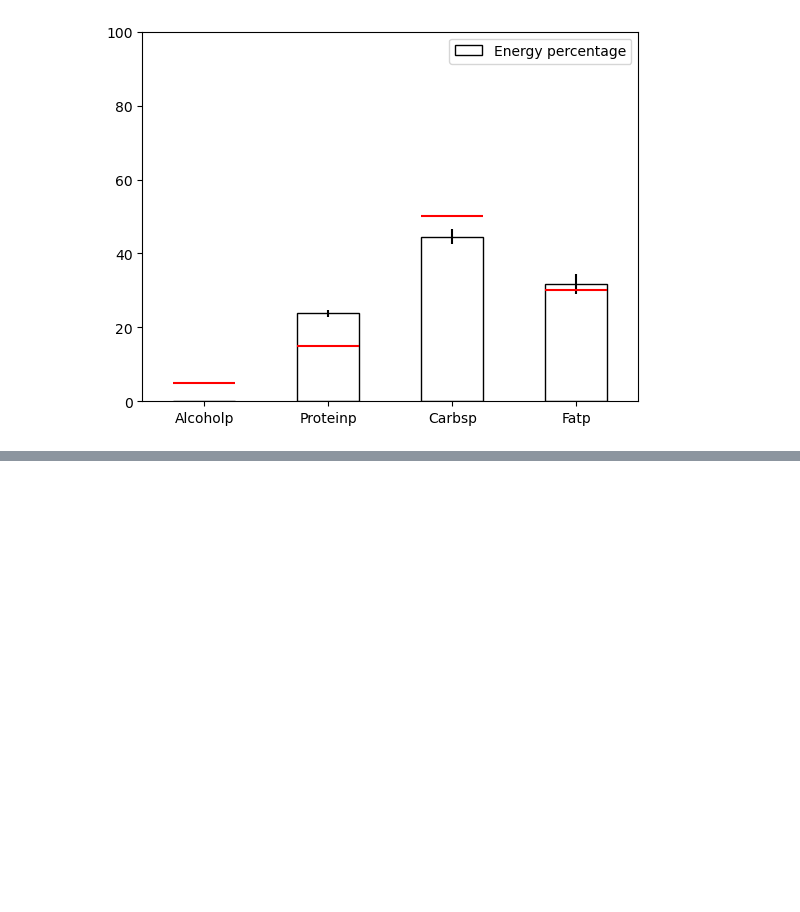
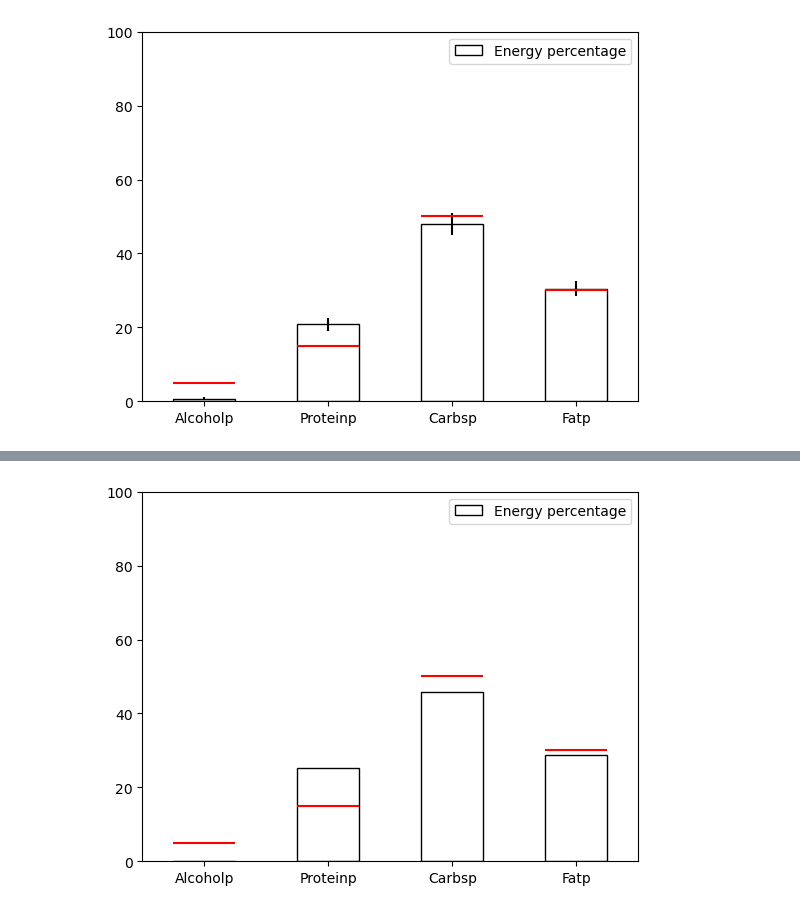
Before and after one commit to haskoe/uni, a Jupyter notebook: k1/opgave-01/uni-k1-opgave-01.ipynb, the cells around one changed output, grey strips where cells are left out. Drawn from its saved outputs; the diff is of its cells as text; code cells hidden in the pictures; blank space fills up the shorter version.

```diff
--- a/k1/opgave-01/uni-k1-opgave-01.ipynb
+++ b/k1/opgave-01/uni-k1-opgave-01.ipynb
@@ -1,13 +1,53 @@
 # %%
 import pandas as pd
+import os
 from os import path
 import numpy as np
 import matplotlib.pyplot as plt
 import math
 
+def bmr_male(weight,height,age):
+    return 88.36 + 13.40 * weight + 4.799 * height - 5.677 * age
+
+def bmr_female(weight,height,age):
+    return 447.6 + 9.247 * weight + 3.098 * height - 4.330 * age
+
 def load_dict(dict_file,sep=';'):
     with open(dict_file,'r') as f:
         return dict([(l[0],float(l[1])) for l in [l.split(';') for l in f.readlines()]])
+
+def read_concat_csv(data_dir,seps=('\t',';',',')):
+    all_rows = []
+    file_row_lengths = {}
+    for fname in [f for f in os.listdir(data_dir) if f.endswith('.csv') and not f=='temp.csv']:
+        full_fname = path.join(data_dir,fname)
+        with open(full_fname,'r') as f:
+            lines = [l.strip() for l in f.readlines() if l.strip()]
+        if len(lines)<2:
+            continue
+
+        for sep in seps:
+            if len(lines[1].split(sep))>1:
+                break
+
+        split_rows = [l.split(sep) for l in lines]
+        temp = [len(l) for l in split_rows]
+        if len(set([len(row) for row in split_rows]))>1:
+            raise Exception('File %s has rows with different lengths' % (full_fname,))
+
+        header = sep.join(split_rows[0])
+        file_row_lengths[full_fname] = len(header)
+        all_rows += [sep.join(row) for row in split_rows[1:]]
+
+    if all_rows:
+        if len(set(file_row_lengths.values()))>1:
+            raise Exception(f'Files have different row lengths: ...')
+
+        temp_file = path.join(data_dir,'temp.csv')
+        with open(temp_file,'w') as f:
+            f.write('\n'.join([header] + all_rows))
+
+        return pd.read_csv(temp_file,sep=sep)
 
 def mean_stderr_ref_plot(mean_stderr_df,ref,column_names, mean_std_stderr_columnnames):
     mean,std,stderr = mean_std_stderr_columnnames
@@ -44,21 +84,28 @@ def analysis(input_df,columns,mean_std_stderr_columnnames):
 
     return df, mean_std_df, [columns, energy_columns, energy_percentage_columns]
 
-ref = load_dict('work/nordic-nutrition-recommendations-transposed.csv')
-kcal_pr_g = load_dict('work/kcal_pr_g.csv')
+try:
+    data_dir = path.dirname(path.abspath(__file__))
+except:
+    # we are in jupyter env.
+    data_dir = 'work'
 
-df = pd.read_csv('work/ffq.tsv',sep='\t')
-df = pd.read_csv('work/4-day-julian.csv',sep=';')
+
+ref = load_dict(path.join(data_dir,"nordic-nutrition-recommendations-transposed.csv"))
+kcal_pr_g = load_dict(path.join(data_dir,"kcal_pr_g.csv"))
 
 macronutrient_columns = ['Alcohol (g)','Protein (g)','Carbs (g)','Fat (g)']
 
-students = [3,4,22,34,66,35]
-df = df[df['Stud_Nr'].isin(students)][macronutrient_columns].apply(pd.to_numeric)
+for sub_dir,subset in (('ffq',[3,4,22,34,35]),('24-h',None),('4-day',None)):
+    df = read_concat_csv(path.join(data_dir,sub_dir))
+    if subset:
+        df = df[df['Stud_Nr'].isin(subset)][macronutrient_columns].apply(pd.to_numeric)
 
-mean_std_stderr_columnnames = ('Energy percentage','Standard deviation','Standard error')
+    mean_std_stderr_columnnames = ('Energy percentage','Standard deviation','Standard error')
 
-result_df, result_mean_std_df, column_names = analysis( df, macronutrient_columns, mean_std_stderr_columnnames)
-print(result_mean_std_df)
-mean_stderr_ref_plot(result_mean_std_df, ref, column_names[-1], mean_std_stderr_columnnames)
-plt.show()
+    result_df, result_mean_std_df, column_names = analysis( df, macronutrient_columns, mean_std_stderr_columnnames)
+    print(result_df)
+    print(result_mean_std_df)
+    mean_stderr_ref_plot(result_mean_std_df, ref, column_names[-1], mean_std_stderr_columnnames)
+    plt.show()
 # %% [output]
@@ -70 +130 @@ Fatp              31.688551            5.546883        2.773441
-[figure, old version]
+[figure, new version]
@@ -70,0 +148 @@ Fatp              31.688551            5.546883        2.773441
+[figure, added]
```
Also changed, not shown: parts of 1 cell of this notebook.
